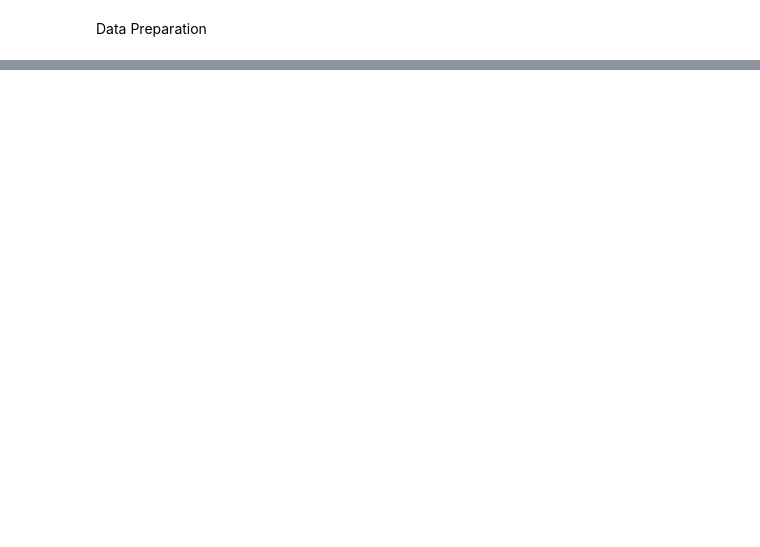
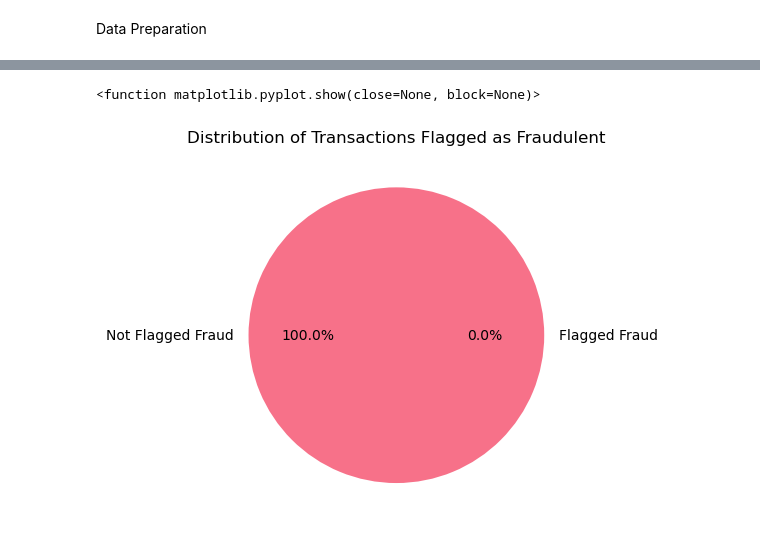
Before and after one commit to Jacqs395/Financial_Fraud, a Jupyter notebook: fin_fraud_eda.ipynb, the cells around one changed output, grey strips where cells are left out. Cells and saved outputs as stored; diff of their text form; code cells hidden in the pictures; blank space fills up the shorter version.

```diff
--- a/fin_fraud_eda.ipynb
+++ b/fin_fraud_eda.ipynb
@@ -109,0 +191,20 @@ dtype: int64
+# %%
+#sns.countplot(data=df, x='isFlaggedFraud')
+#plt.xlabel('Is Flagged Fraud')
+#plt.ylabel('Count')
+#plt.title('Distribution of Transactions Flagged Fraudulent')
+
+# input value counts for "type", to create visual
+size = [6362604, 16]
+label = ('Not Flagged Fraud', 'Flagged Fraud')
+
+# create pie chart & title
+plt.pie(size, labels=label, autopct='%1.1f%%', colors=sns.color_palette("husl"))
+
+plt.title ("Distribution of Transactions Flagged as Fraudulent")
+
+# display pie chart
+plt.show
+# %% [output]
+<function matplotlib.pyplot.show(close=None, block=None)>
+[figure, added]
```
Also changed, not shown: parts of 20 cells of this notebook.
